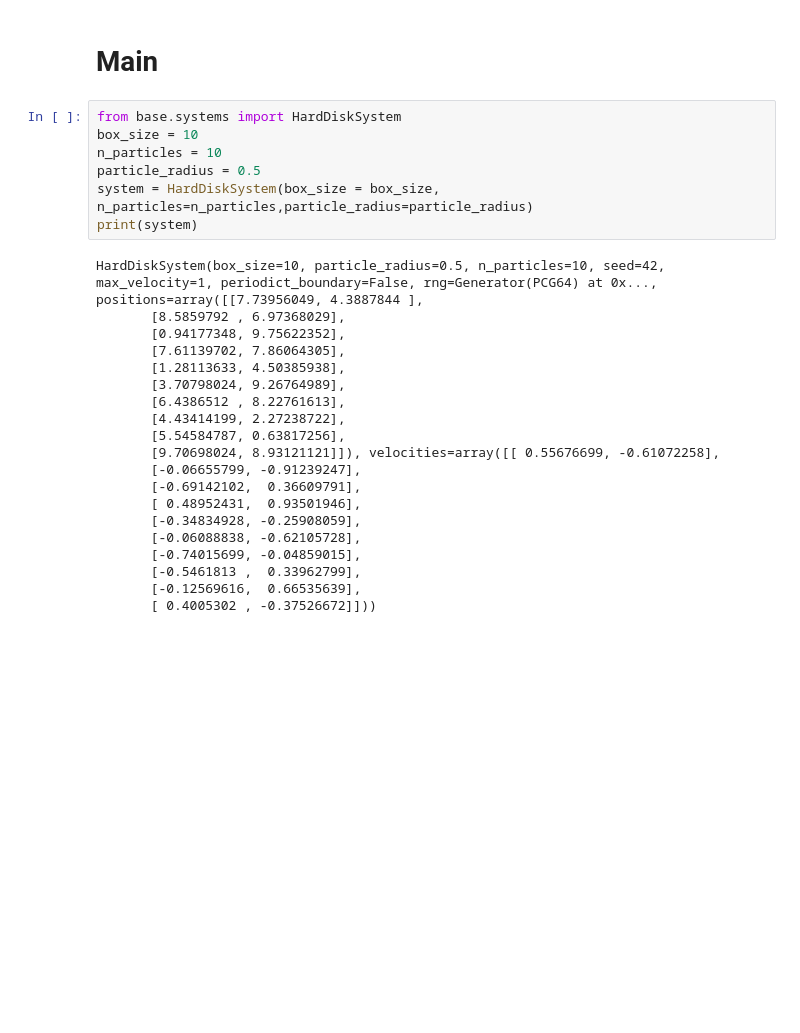
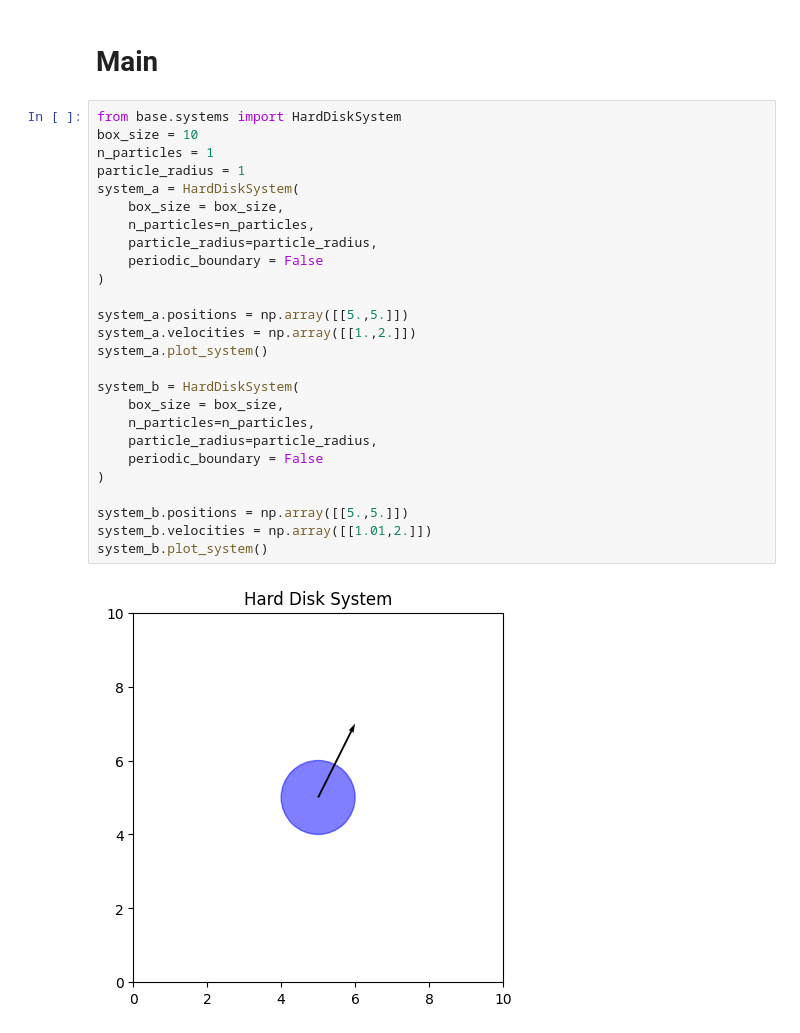
Before and after one commit to LuanMs1/tcc-markov-chain, a Jupyter notebook: tcc_markov_chain/hard_disc.ipynb, the cells around one changed output. Saved outputs shown, nothing was run; the diff lists cells and outputs as text; blank space fills up the shorter version.

```diff
--- a/tcc_markov_chain/hard_disc.ipynb
+++ b/tcc_markov_chain/hard_disc.ipynb
@@ -11,27 +11,28 @@ import random as rd
 # %%
 from base.systems import HardDiskSystem
 box_size = 10
-n_particles = 10
-particle_radius = 0.5
-system = HardDiskSystem(box_size = box_size, n_particles=n_particles,particle_radius=particle_radius)
-print(system)
+n_particles = 1
+particle_radius = 1
+system_a = HardDiskSystem(
+    box_size = box_size,
+    n_particles=n_particles,
+    particle_radius=particle_radius,
+    periodic_boundary = False
+)
+
+system_a.positions = np.array([[5.,5.]])
+system_a.velocities = np.array([[1.,2.]])
+system_a.plot_system()
+
+system_b = HardDiskSystem(
+    box_size = box_size,
+    n_particles=n_particles,
+    particle_radius=particle_radius,
+    periodic_boundary = False
+)
+
+system_b.positions = np.array([[5.,5.]])
+system_b.velocities = np.array([[1.01,2.]])
+system_b.plot_system()
 # %% [output]
-HardDiskSystem(box_size=10, particle_radius=0.5, n_particles=10, seed=42, max_velocity=1, periodict_boundary=False, rng=Generator(PCG64) at 0x..., positions=array([[7.73956049, 4.3887844 ],
-       [8.5859792 , 6.97368029],
-       [0.94177348, 9.75622352],
-       [7.61139702, 7.86064305],
-       [1.28113633, 4.50385938],
-       [3.70798024, 9.26764989],
-       [6.4386512 , 8.22761613],
-       [4.43414199, 2.27238722],
-       [5.54584787, 0.63817256],
-       [9.70698024, 8.93121121]]), velocities=array([[ 0.55676699, -0.61072258],
-       [-0.06655799, -0.91239247],
-       [-0.69142102,  0.36609791],
-       [ 0.48952431,  0.93501946],
-       [-0.34834928, -0.25908059],
-       [-0.06088838, -0.62105728],
-       [-0.74015699, -0.04859015],
-       [-0.5461813 ,  0.33962799],
-       [-0.12569616,  0.66535639],
-       [ 0.4005302 , -0.37526672]]))
+[figure, added]
```
Also changed, not shown: parts of 3 cells of this notebook, 1 other file.
